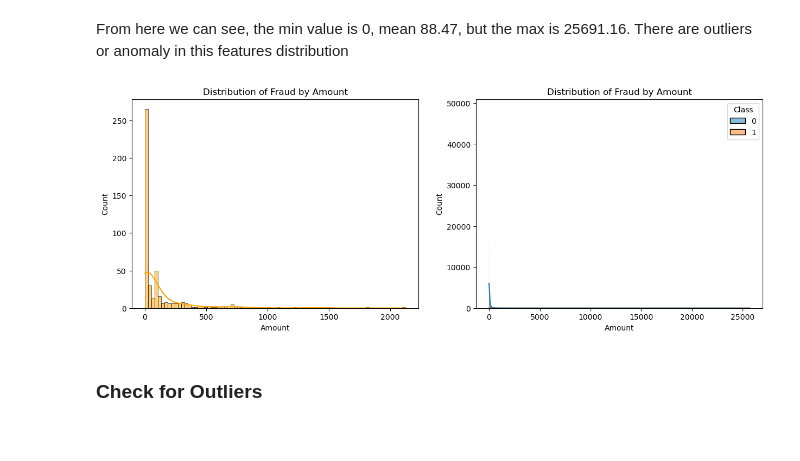
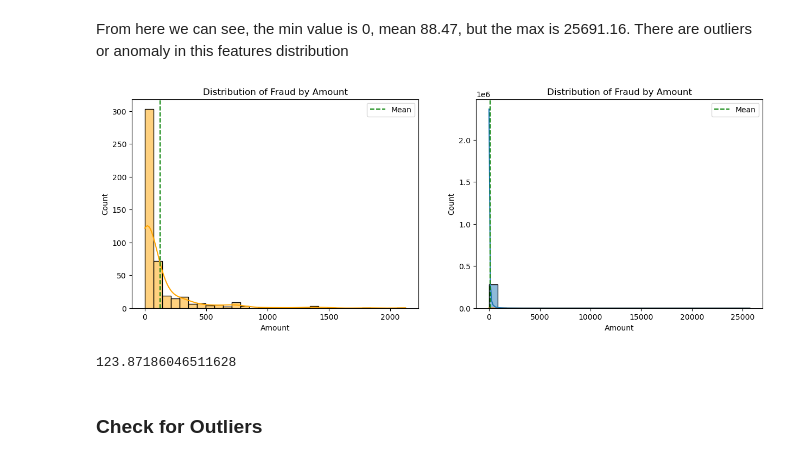
Before and after one commit to fitrijamsari/Data-Science-Projects, a Jupyter notebook: 08_Credit Card Fraud Prediction/credit-card-fraud-prediction.ipynb, the cells around one changed output. Saved outputs shown, nothing was run; the diff lists cells and outputs as text; code cells hidden in the pictures.

Commit message:
update credit card fraud project

```diff
--- a/08_Credit Card Fraud Prediction/credit-card-fraud-prediction.ipynb
+++ b/08_Credit Card Fraud Prediction/credit-card-fraud-prediction.ipynb
@@ -294,18 +328,26 @@ From here we can see, the min value is 0, mean 88.47, but the max is 25691.16. T
 # %%
 # histogram for age distribution
 fig,ax = plt.subplots(1,2,figsize=(15,5))
 
 # Plot with Bin to have a better visualization of the data. Without bin, there might be misunderstanding of the data.
-sns.histplot(x = 'Amount', data=fraud_df, multiple='stack', kde=True, ax=ax[0], color='orange')
+sns.histplot(x = 'Amount', data=fraud_df, bins=30, multiple='stack', kde=True, ax=ax[0], color='orange')
 ax[0].set_title('Distribution of Fraud by Amount')
+ax[0].axvline(fraud_df['Amount'].mean(), color='g', linestyle='--', label='Mean')
+ax[0].legend()
 
-sns.histplot(x = 'Amount', data = df, hue='Class', multiple='stack', kde=True, ax=ax[1])
+sns.histplot(x = 'Amount', data = df, bins=30, hue='Class', multiple='stack', kde=True, ax=ax[1])
 ax[1].set_title('Distribution of Fraud by Amount')
+ax[1].axvline(fraud_df['Amount'].mean(), color='g', linestyle='--', label='Mean')
+ax[1].legend()
 plt.show()
 
 #NOTE: Blue "0" is actually the total count of age and not represent "not Churn"
 # %% [output]
-[figure, old version]
+[figure, new version]
+# %%
+fraud_df['Amount'].mean()
+# %% [output]
+123.87186046511628
 # %% [markdown]
 ### Check for Outliers
 # %%
```
Also changed, not shown: parts of 99 cells of this notebook, 5 other files.
